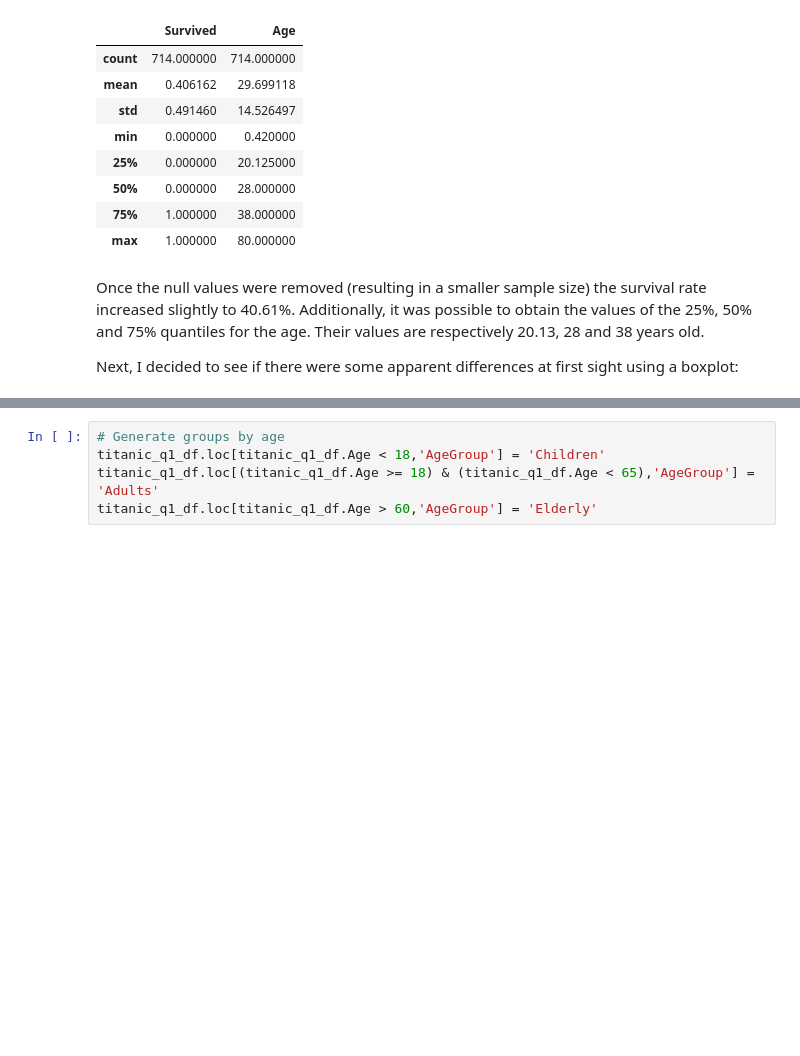
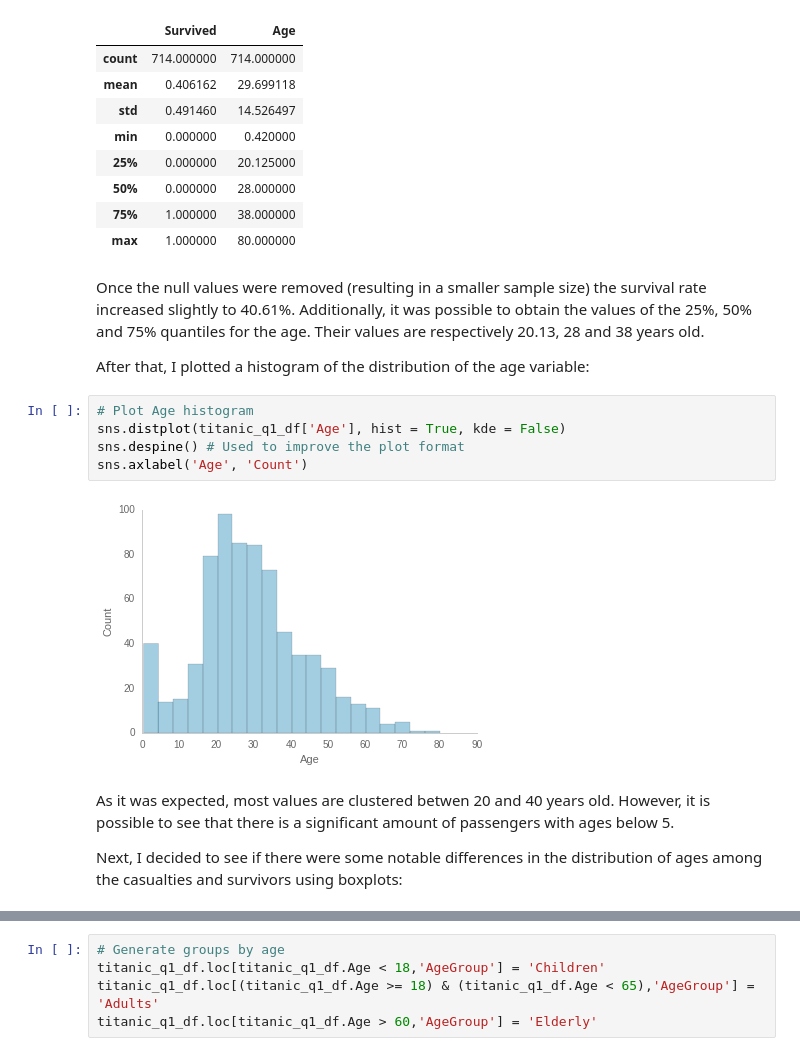
Before and after one commit to dylanjcastillo/titanic_analysis, a Jupyter notebook: Titanic Analysis.ipynb, the cells around one changed output, grey strips where cells are left out. Drawn from its saved outputs; the diff is of its cells as text; blank space fills up the shorter version.

```diff
--- a/Titanic Analysis.ipynb
+++ b/Titanic Analysis.ipynb
@@ -159,7 +166,18 @@ titanic_q1_df.describe()
 # %% [markdown]
 Once the null values were removed (resulting in a smaller sample size) the survival rate increased slightly to 40.61%. Additionally, it was possible to obtain the values of the 25%, 50% and 75% quantiles for the age. Their values are respectively 20.13, 28 and 38 years old.
 
-Next, I decided to see if there were some apparent differences at first sight using a boxplot:
+After that, I plotted a histogram of the distribution of the age variable:
+# %%
+# Plot Age histogram
+sns.distplot(titanic_q1_df['Age'], hist = True, kde = False)
+sns.despine() # Used to improve the plot format
+sns.axlabel('Age', 'Count')
+# %% [output]
+[figure, added]
+# %% [markdown]
+As it was expected, most values are clustered betwen 20 and 40 years old. However, it is possible to see that there is a significant amount of passengers with ages below 5.
+
+Next, I decided to see if there were some notable differences in the distribution of ages among the casualties and survivors using boxplots:
 # %%
 # Boxplot of age distribution in survivors and non-survivors
 g = sns.boxplot(x = 'Survived', y = 'Age', data = titanic_q1_df)
```
Also changed, not shown: parts of 23 cells of this notebook, 1 other file.
